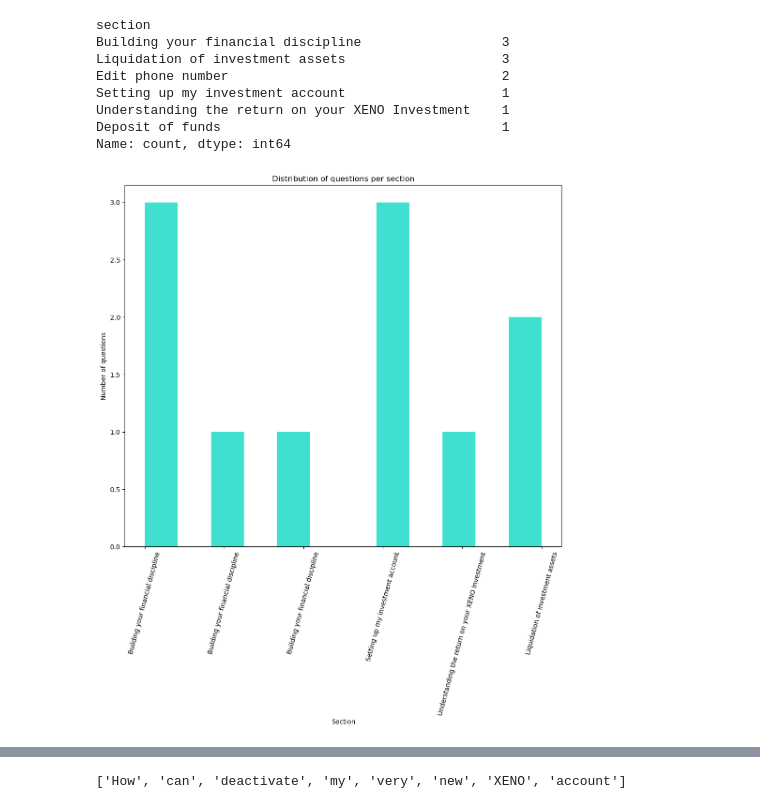
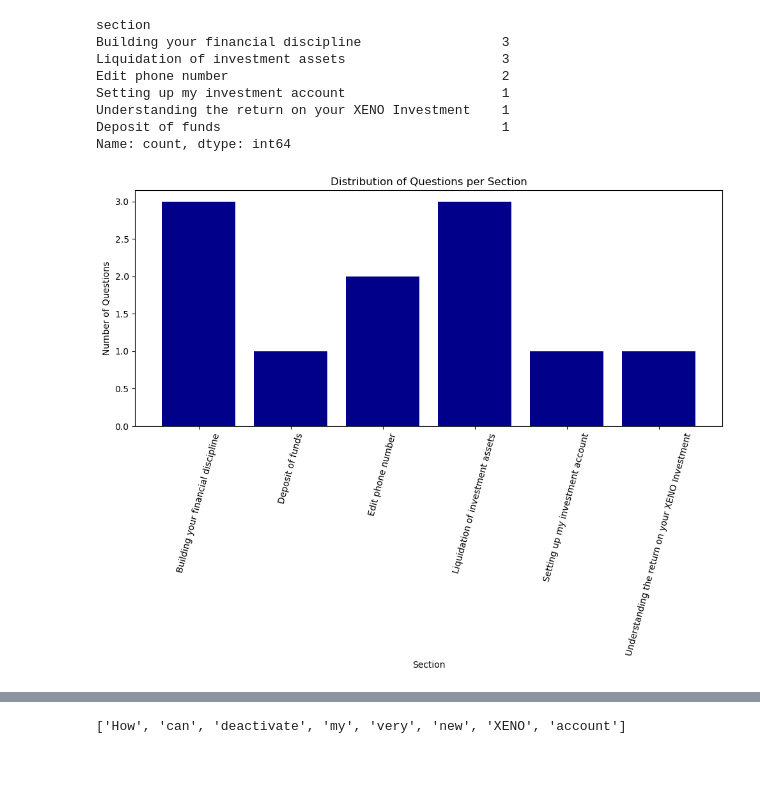
Before and after one commit to anitajn86/XENO-MARCONI-INTERNSHIP, a Jupyter notebook: XENO_EDA/QUESTIONS.ipynb, the cells around one changed output, grey strips where cells are left out. Drawn from its saved outputs; the diff is of its cells as text; code cells hidden in the pictures; blank space fills up the shorter version.

```diff
--- a/XENO_EDA/QUESTIONS.ipynb
+++ b/XENO_EDA/QUESTIONS.ipynb
@@ -37,13 +39,18 @@ Setting up my investment account                    1
 Understanding the return on your XENO Investment    1
 Deposit of funds                                    1
 Name: count, dtype: int64
-# %%
-fig,ax=plt.subplots(figsize=(12,10))
-ax.hist(xeno['section'], label='Questions per section',color='turquoise', bins=12)
-ax.set_xlabel('Section')
-ax.set_ylabel('Number of questions')
-ax.set_title('Distribution of questions per section')
-ax.set_xticklabels(xeno.section,rotation=75)
-plt.show()
-# %% [output]
-[figure, removed]
+# %%
+section_counts = xeno['section'].value_counts().sort_index()
+# %%
+
+fig, ax = plt.subplots(figsize=(10,8))
+ax.bar(section_counts.index, section_counts.values, color='darkblue', label='Questions per section')
+ax.set_xlabel('Section')
+ax.set_ylabel('Number of Questions')
+ax.set_title('Distribution of Questions per Section')
+ax.set_xticks(range(len(section_counts.index)))
+ax.set_xticklabels(section_counts.index, rotation=75)
+plt.tight_layout()
+plt.show()
+# %% [output]
+[figure, added]
```
Also changed, not shown: parts of 26 cells of this notebook.
